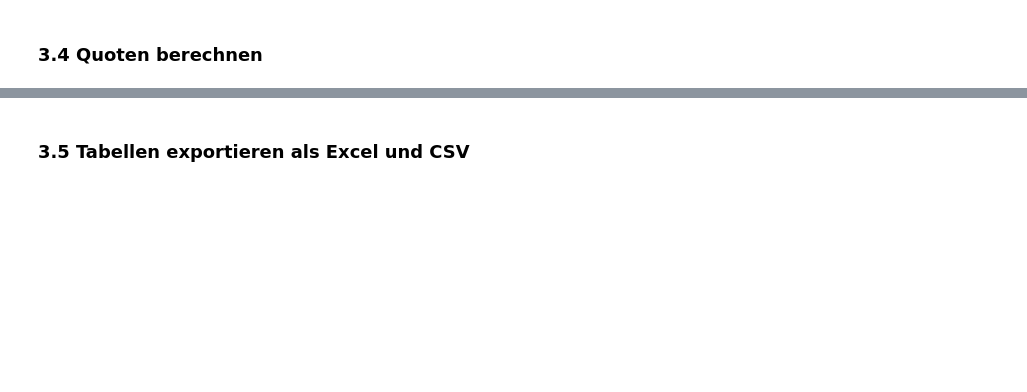
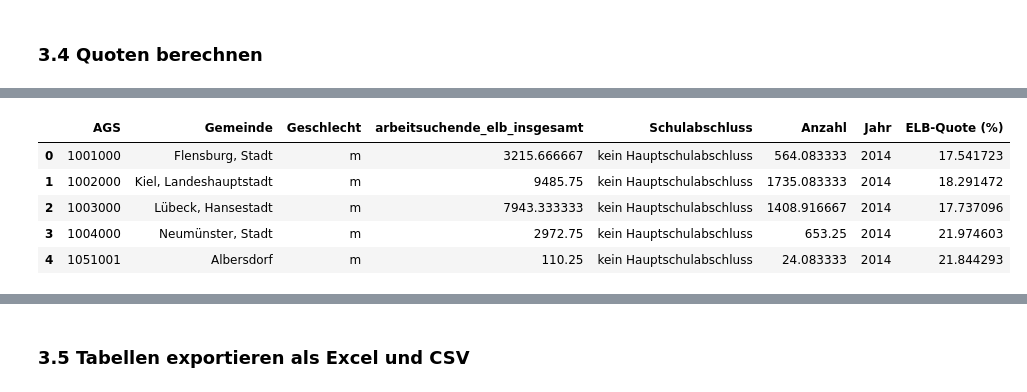
Before and after one commit to tobias-vetterle/mikrokosmos, a Jupyter notebook: aufbereitung_mikrokosmos.ipynb, the cells around one changed output, grey strips where cells are left out. Cells and saved outputs as stored; diff of their text form; code cells hidden in the pictures; blank space fills up the shorter version.

```diff
--- a/aufbereitung_mikrokosmos.ipynb
+++ b/aufbereitung_mikrokosmos.ipynb
@@ -528,0 +475,14 @@ stacked_elb_schulabschl.tail()
+# %%
+# BA-Daten enthalten Zeilen, in denen arbeitsuchende ELB = 0 ist; daher entsprechende Zeilen entfernen, um Teilen durch 0 bei der Berechnung der Quote zu verhindern
+stacked_elb_schul = stacked_elb_schul[stacked_elb_schul.arbeitsuchende_elb_insgesamt != 0]
+
+# Berechnung der ELB-Quote nach Schulabschluss (%)
+stacked_elb_schul["ELB-Quote (%)"] = (stacked_elb_schul["Anzahl"] / stacked_elb_schul["arbeitsuchende_elb_insgesamt"]) * 100
+stacked_elb_schul.head()
+# %% [output]
+|  | AGS | Gemeinde | Geschlecht | arbeitsuchende_elb_insgesamt | Schulabschluss | Anzahl | Jahr | ELB-Quote (%) |
+| 0 | 1001000 | Flensburg, Stadt | m | 3215.666667 | kein Hauptschulabschluss | 564.083333 | 2014 | 17.541723 |
+| 1 | 1002000 | Kiel, Landeshauptstadt | m | 9485.75 | kein Hauptschulabschluss | 1735.083333 | 2014 | 18.291472 |
+| 2 | 1003000 | Lübeck, Hansestadt | m | 7943.333333 | kein Hauptschulabschluss | 1408.916667 | 2014 | 17.737096 |
+| 3 | 1004000 | Neumünster, Stadt | m | 2972.75 | kein Hauptschulabschluss | 653.25 | 2014 | 21.974603 |
+| 4 | 1051001 | Albersdorf | m | 110.25 | kein Hauptschulabschluss | 24.083333 | 2014 | 21.844293 |
```
Also changed, not shown: parts of 32 cells of this notebook.
